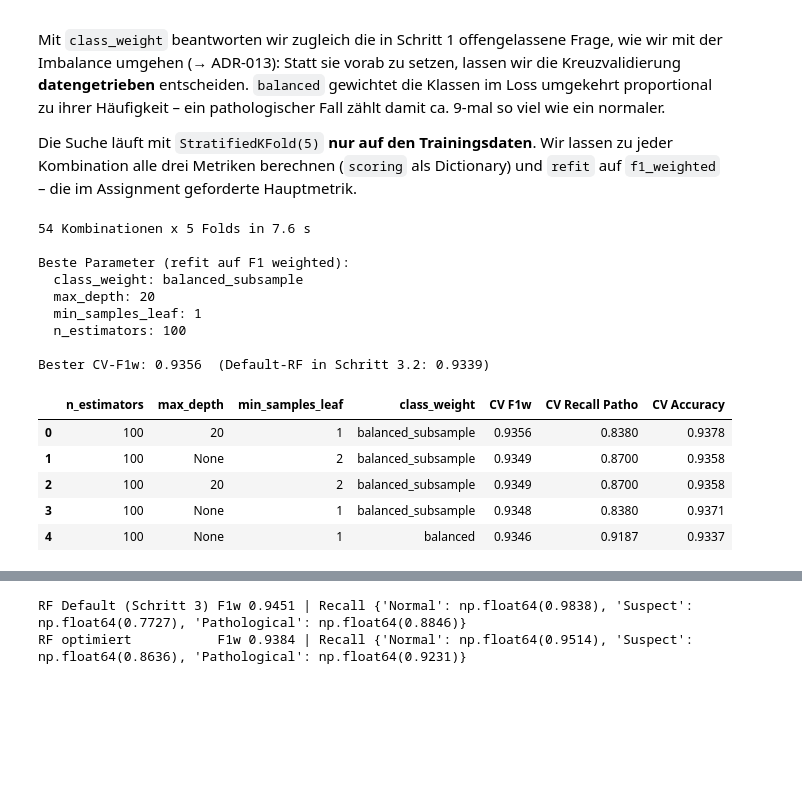
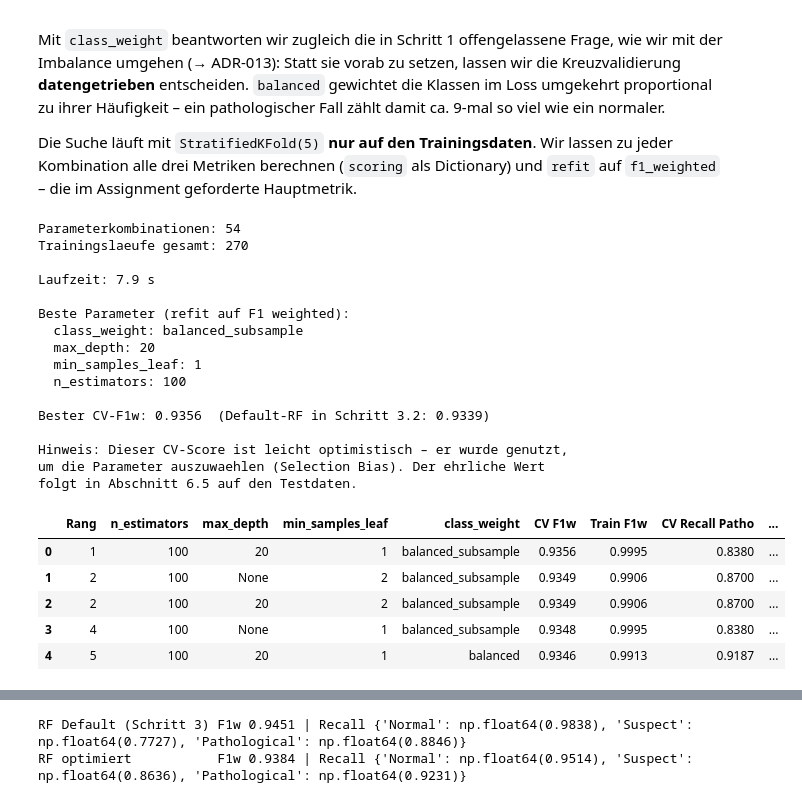
Before and after one commit to spaiK111/DHBW-ML-Assignment, a Jupyter notebook: src/fetal_health_modellvergleich.ipynb, the cells around one changed output, grey strips where cells are left out. Drawn from its saved outputs; the diff is of its cells as text; code cells hidden in the pictures; blank space fills up the shorter version.

```diff
--- a/src/fetal_health_modellvergleich.ipynb
+++ b/src/fetal_health_modellvergleich.ipynb
@@ -1461,25 +1579,36 @@ param_grid = {
     "class_weight": [None, "balanced", "balanced_subsample"],
 }
 
+n_kombinationen = int(np.prod([len(v) for v in param_grid.values()]))
+print(f"Parameterkombinationen: {n_kombinationen}")
+print(f"Trainingslaeufe gesamt: {n_kombinationen * cv.get_n_splits()}\n")
+
 grid = GridSearchCV(
-    RandomForestClassifier(random_state=RANDOM_STATE),
+    estimator=RandomForestClassifier(random_state=RANDOM_STATE),
     param_grid=param_grid,
     scoring=scoring,        # dasselbe Dictionary wie in Schritt 3.2
-    refit="F1 (weighted)",  # nach dieser Metrik wird das beste Modell gewaehlt
+    refit="f1_weighted",    # nach dieser Metrik wird das beste Modell gewaehlt
     cv=cv,                  # StratifiedKFold(5, shuffle=True, random_state=42)
-    n_jobs=-1,
+    n_jobs=-1,              # alle CPU-Kerne nutzen
+    return_train_score=True,  # Trainingsscore zum Vergleich (Overfitting-Check)
 )
 
 start = time.perf_counter()
 grid.fit(X_train, y_train)
-print(f"{len(grid.cv_results_['params'])} Kombinationen x 5 Folds "
-      f"in {time.perf_counter() - start:.1f} s")
-print("\nBeste Parameter (refit auf F1 weighted):")
+print(f"Laufzeit: {time.perf_counter() - start:.1f} s\n")
+
+print("Beste Parameter (refit auf F1 weighted):")
 for k, v in grid.best_params_.items():
     print(f"  {k}: {v}")
 print(f"\nBester CV-F1w: {grid.best_score_:.4f}  (Default-RF in Schritt 3.2: 0.9339)")
+print("\nHinweis: Dieser CV-Score ist leicht optimistisch – er wurde genutzt,")
+print("um die Parameter auszuwaehlen (Selection Bias). Der ehrliche Wert")
+print("folgt in Abschnitt 6.5 auf den Testdaten.")
 # %% [output]
-54 Kombinationen x 5 Folds in 7.6 s
+Parameterkombinationen: 54
+Trainingslaeufe gesamt: 270
+
+Laufzeit: 7.9 s
 
 Beste Parameter (refit auf F1 weighted):
   class_weight: balanced_subsample
@@ -1488,24 +1617,30 @@ Beste Parameter (refit auf F1 weighted):
   n_estimators: 100
 
 Bester CV-F1w: 0.9356  (Default-RF in Schritt 3.2: 0.9339)
+
+Hinweis: Dieser CV-Score ist leicht optimistisch – er wurde genutzt,
+um die Parameter auszuwaehlen (Selection Bias). Der ehrliche Wert
+folgt in Abschnitt 6.5 auf den Testdaten.
 # %%
 # Quelle: Claude
 # Top-5-Konfigurationen: F1w liegt extrem eng zusammen, der Pathological-Recall nicht
 res = pd.DataFrame(grid.cv_results_)
-spalten = ["param_n_estimators", "param_max_depth", "param_min_samples_leaf",
-           "param_class_weight", "mean_test_F1 (weighted)",
-           "mean_test_Recall Pathological", "mean_test_Accuracy"]
-top5 = res.sort_values("mean_test_F1 (weighted)", ascending=False)[spalten].head(5)
-top5.columns = ["n_estimators", "max_depth", "min_samples_leaf", "class_weight",
-                "CV F1w", "CV Recall Patho", "CV Accuracy"]
+spalten = ["rank_test_f1_weighted",
+           "param_n_estimators", "param_max_depth", "param_min_samples_leaf",
+           "param_class_weight",
+           "mean_test_f1_weighted", "mean_train_f1_weighted",
+           "mean_test_recall_pathological", "mean_test_accuracy"]
+top5 = res.sort_values("rank_test_f1_weighted")[spalten].head(5)
+top5.columns = ["Rang", "n_estimators", "max_depth", "min_samples_leaf", "class_weight",
+                "CV F1w", "Train F1w", "CV Recall Patho", "CV Accuracy"]
 display(top5.round(4).reset_index(drop=True))
 # %% [output]
-|  | n_estimators | max_depth | min_samples_leaf | class_weight | CV F1w | CV Recall Patho | CV Accuracy |
-| 0 | 100 | 20 | 1 | balanced_subsample | 0.9356 | 0.8380 | 0.9378 |
-| 1 | 100 | None | 2 | balanced_subsample | 0.9349 | 0.8700 | 0.9358 |
-| 2 | 100 | 20 | 2 | balanced_subsample | 0.9349 | 0.8700 | 0.9358 |
-| 3 | 100 | None | 1 | balanced_subsample | 0.9348 | 0.8380 | 0.9371 |
-| 4 | 100 | None | 1 | balanced | 0.9346 | 0.9187 | 0.9337 |
+|  | Rang | n_estimators | max_depth | min_samples_leaf | class_weight | CV F1w | Train F1w | CV Recall Patho | ... |
+| 0 | 1 | 100 | 20 | 1 | balanced_subsample | 0.9356 | 0.9995 | 0.8380 | ... |
+| 1 | 2 | 100 | None | 2 | balanced_subsample | 0.9349 | 0.9906 | 0.8700 | ... |
+| 2 | 2 | 100 | 20 | 2 | balanced_subsample | 0.9349 | 0.9906 | 0.8700 | ... |
+| 3 | 4 | 100 | None | 1 | balanced_subsample | 0.9348 | 0.9995 | 0.8380 | ... |
+| 4 | 5 | 100 | 20 | 1 | balanced | 0.9346 | 0.9913 | 0.9187 | ... |
 # %% [markdown]
 ### Interpretation der Suchergebnisse – und eine bewusste Abweichung vom Grid-Sieger
 
```
Also changed, not shown: parts of 36 cells of this notebook, 6 other files.
